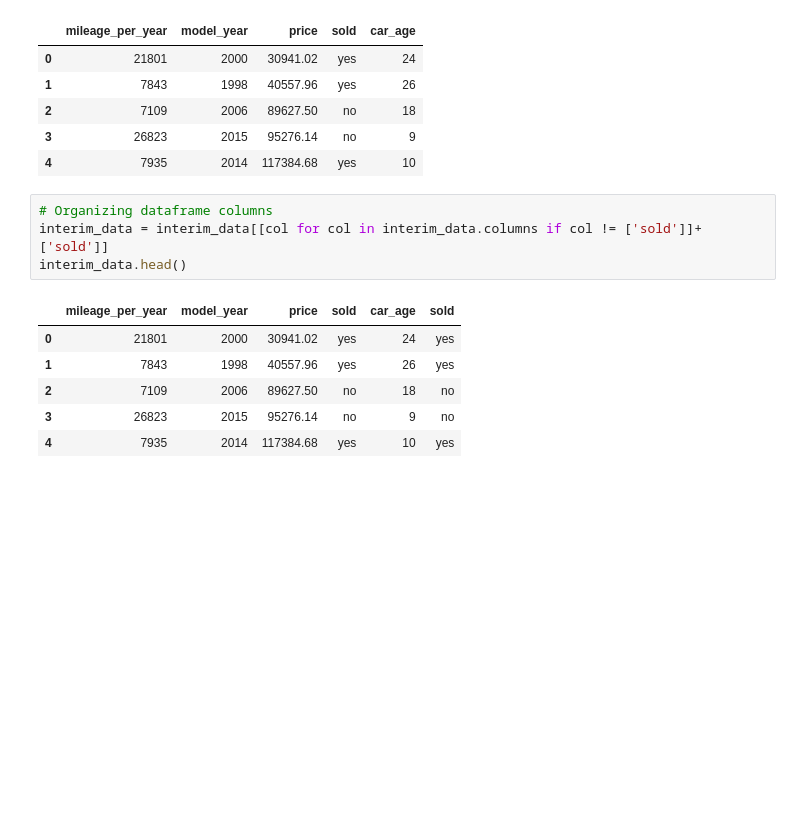
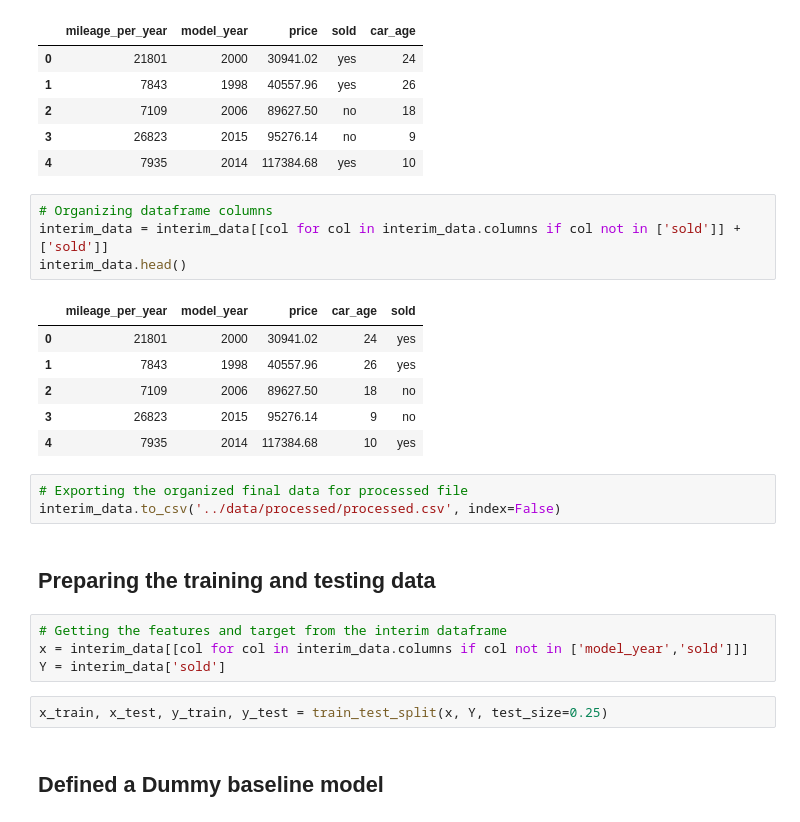
Before and after one commit to Rabernardino/Used_Car_Prices, a Jupyter notebook: notebooks/train_test.ipynb, the cells around one changed output. Saved outputs shown, nothing was run; the diff lists cells and outputs as text; blank space fills up the shorter version.

Commit message:
Adding exploratory and processed notebooks

```diff
--- a/notebooks/train_test.ipynb
+++ b/notebooks/train_test.ipynb
@@ -16,12 +27,25 @@ interim_data.head()
 | 4 | 7935 | 2014 | 117384.68 | yes | 10 |
 # %%
 # Organizing dataframe columns
-interim_data = interim_data[[col for col in interim_data.columns if col != ['sold']]+ ['sold']]
+interim_data = interim_data[[col for col in interim_data.columns if col not in ['sold']] + ['sold']]
 interim_data.head()
 # %% [output]
-|  | mileage_per_year | model_year | price | sold | car_age | sold |
-| 0 | 21801 | 2000 | 30941.02 | yes | 24 | yes |
-| 1 | 7843 | 1998 | 40557.96 | yes | 26 | yes |
-| 2 | 7109 | 2006 | 89627.50 | no | 18 | no |
-| 3 | 26823 | 2015 | 95276.14 | no | 9 | no |
-| 4 | 7935 | 2014 | 117384.68 | yes | 10 | yes |
+|  | mileage_per_year | model_year | price | car_age | sold |
+| 0 | 21801 | 2000 | 30941.02 | 24 | yes |
+| 1 | 7843 | 1998 | 40557.96 | 26 | yes |
+| 2 | 7109 | 2006 | 89627.50 | 18 | no |
+| 3 | 26823 | 2015 | 95276.14 | 9 | no |
+| 4 | 7935 | 2014 | 117384.68 | 10 | yes |
+# %%
+# Exporting the organized final data for processed file
+interim_data.to_csv('../data/processed/processed.csv', index=False)
+# %% [markdown]
+<h2>Preparing the training and testing data</h2>
+# %%
+# Getting the features and target from the interim dataframe
+x = interim_data[[col for col in interim_data.columns if col not in ['model_year','sold']]]
+Y = interim_data['sold']
+# %%
+x_train, x_test, y_train, y_test = train_test_split(x, Y, test_size=0.25)
+# %% [markdown]
+<h2>Defined a Dummy baseline model</h2>
```
Also changed, not shown: parts of 12 cells of this notebook, 7 other files.
